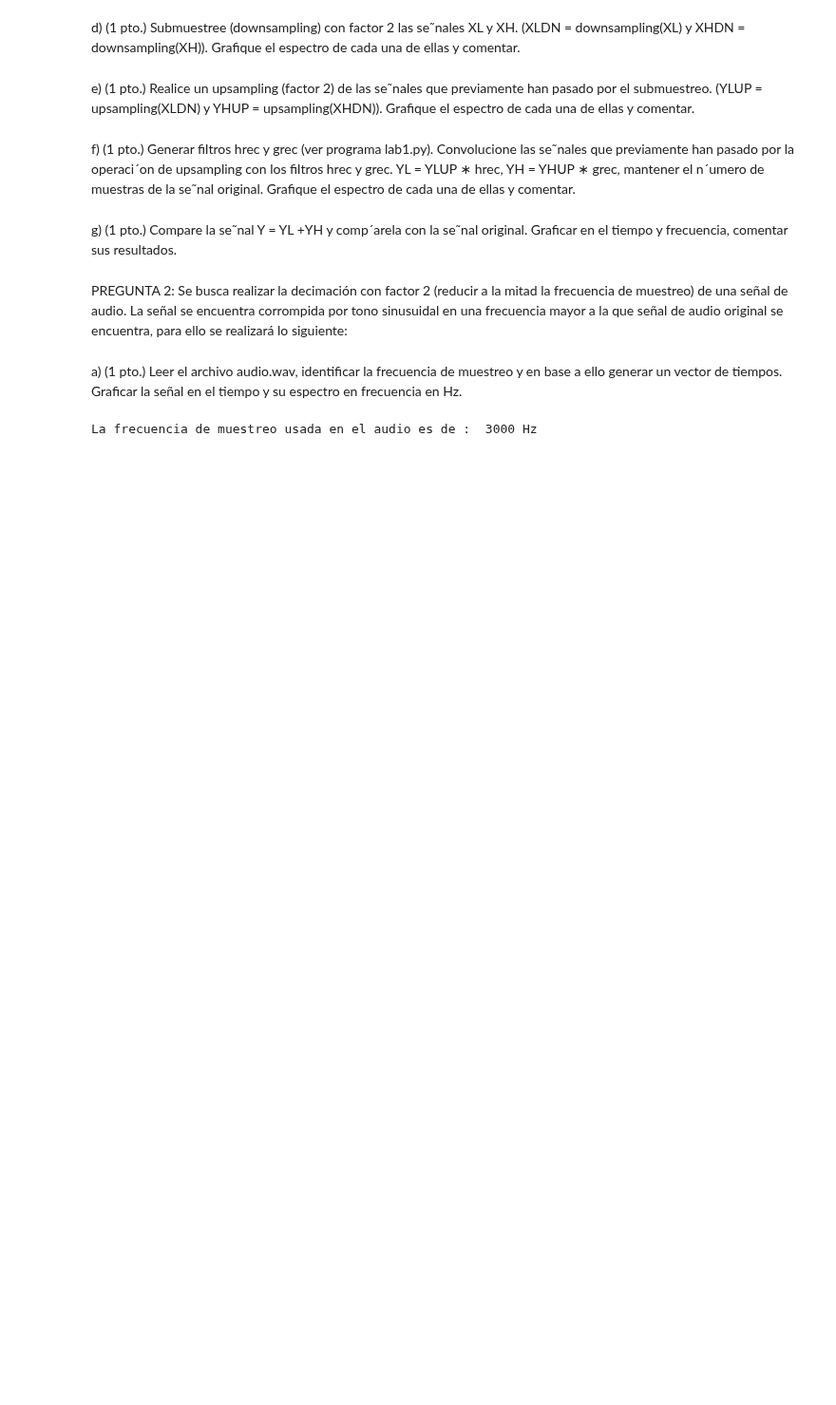
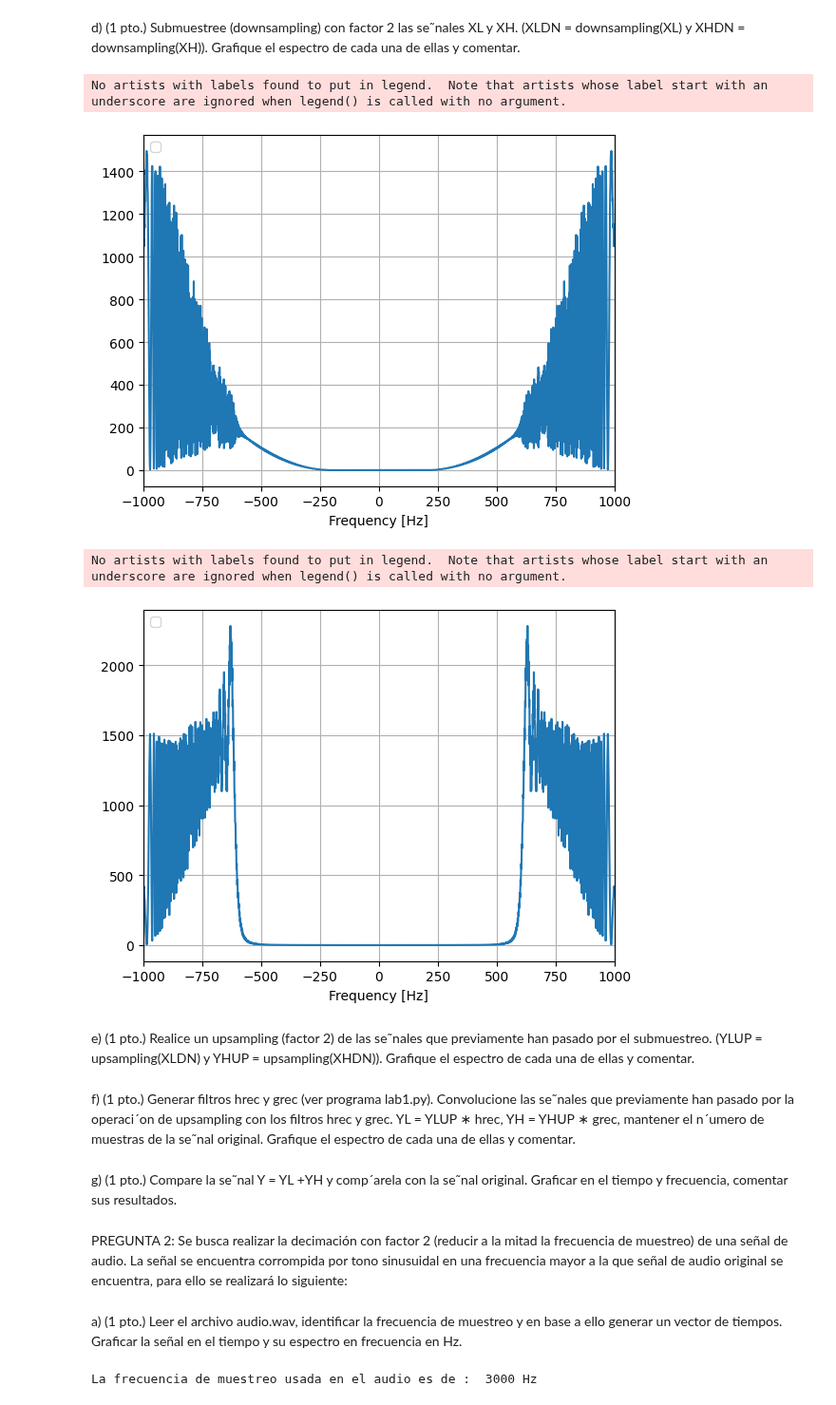
Before and after one commit to ExampleToFollow/PracticasPDS, a Jupyter notebook: Lab1/informePrevio.ipynb, the cells around one changed output. Shown at 95% size. Saved outputs shown, nothing was run; the diff lists cells and outputs as text; code cells hidden in the pictures; blank space fills up the shorter version.

```diff
--- a/Lab1/informePrevio.ipynb
+++ b/Lab1/informePrevio.ipynb
@@ -77,6 +166,62 @@ el espectro de ambas se˜nales y comentar.
 d) (1 pto.) Submuestree (downsampling) con factor 2 las se˜nales XL y XH.
 (XLDN = downsampling(XL) y XHDN = downsampling(XH)). Grafique el
 espectro de cada una de ellas y comentar.
+# %%
+#--------Realizamos Downsampling ------------ con factor de 2
+#EspectroXHigh
+#EspectroXLow
+#y_HPF
+#y_LPF
+
+#DownSampling a XL , y_LPF
+
+D = 2 #Factor
+Ns =  len(y_LPF)
+Ns_dn = Ns/D
+fs_dn = fs/D
+n_dn = np.arange(Ns_dn)
+XLDN = y_LPF[::D]
+t_dn = n_dn/fs_dn
+
+fft_XLDN = np.fft.fftshift(np.fft.fft(XLDN))
+espectro_XLDN = np.abs(fft_XLDN)**2
+freq_dn = (n_dn - Ns_dn/2) * fs_dn / Ns_dn
+
+plt.figure(1)
+plt.plot(freq_dn,espectro_XLDN)
+plt.xlim([-fs_dn/2,fs_dn/2])
+plt.grid('on')
+plt.xlabel('Frequency [Hz]')
+plt.legend(loc='upper left')
+plt.show()
+
+#DownSampling a XH , y_HPF
+
+
+D = 2 #Factor
+Ns =  len(y_HPF)
+Ns_dn = Ns/D
+fs_dn = fs/D
+n_dn = np.arange(Ns_dn)
+XHDN = y_HPF[::D]
+t_dn = n_dn/fs_dn
+
+fft_XHDN = np.fft.fftshift(np.fft.fft(XHDN))
+espectro_XHDN = np.abs(fft_XHDN)**2
+freq_dn = (n_dn - Ns_dn/2) * fs_dn / Ns_dn
+
+plt.figure(1)
+plt.plot(freq_dn,espectro_XHDN)
+plt.xlim([-fs_dn/2,fs_dn/2])
+plt.grid('on')
+plt.xlabel('Frequency [Hz]')
+plt.legend(loc='upper left')
+plt.show()
+# %% [output]
+No artists with labels found to put in legend.  Note that artists whose label start with an underscore are ignored when legend() is called with no argument.
+[figure, added]
+No artists with labels found to put in legend.  Note that artists whose label start with an underscore are ignored when legend() is called with no argument.
+[figure, added]
 # %% [markdown]
 e) (1 pto.) Realice un upsampling (factor 2) de las se˜nales que previamente
 han pasado por el submuestreo. (YLUP = upsampling(XLDN) y YHUP =
```
Also changed, not shown: parts of 9 cells of this notebook, 3 other files.
